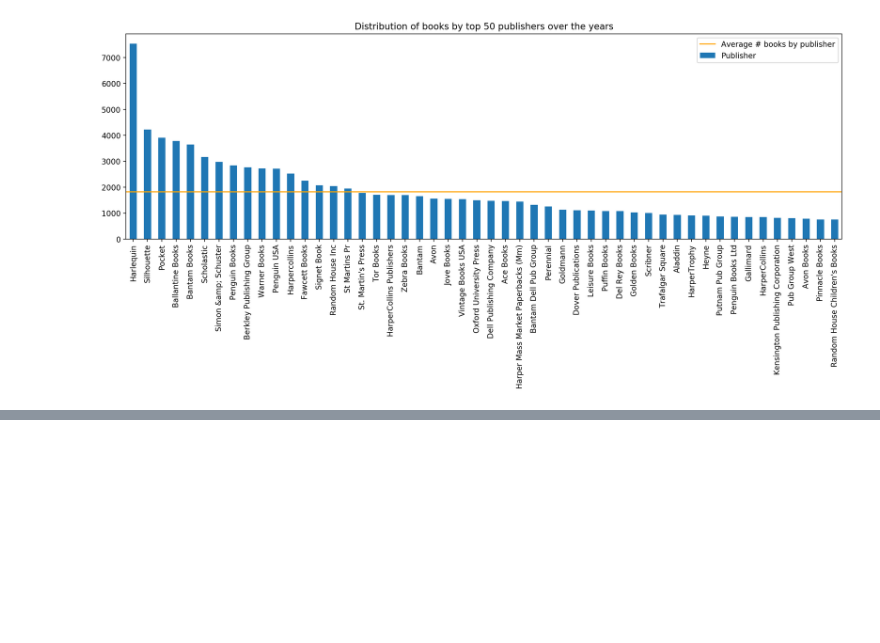
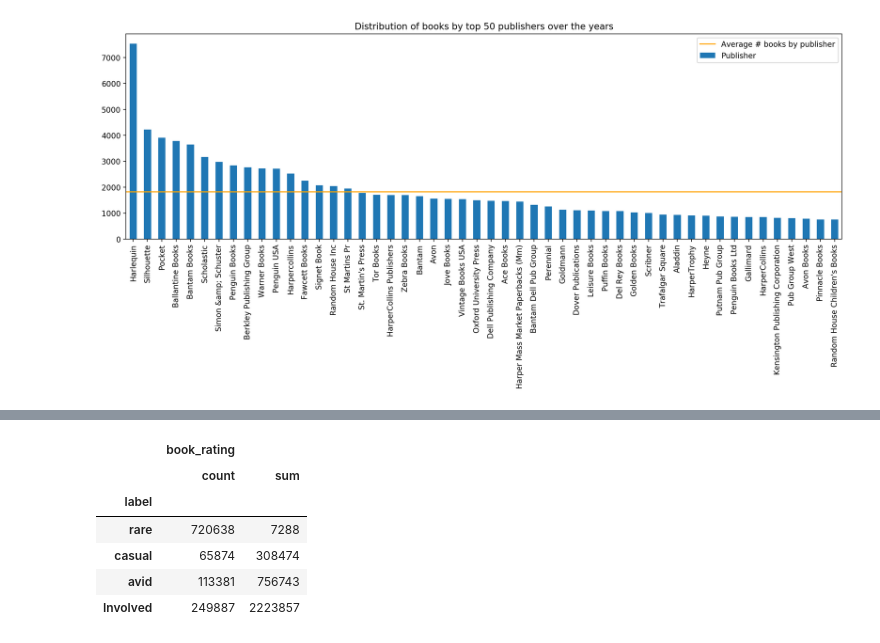
Before and after one commit to tjdharamsi/E4571-Personalisation-Theory-Project, a Jupyter notebook: analysis/exploratory-data-analysis.ipynb, the cells around one changed output, grey strips where cells are left out. Cells and saved outputs as stored; diff of their text form; code cells hidden in the pictures; blank space fills up the shorter version.

```diff
--- a/analysis/exploratory-data-analysis.ipynb
+++ b/analysis/exploratory-data-analysis.ipynb
@@ -68,0 +77,14 @@ books.head(4)
+# %%
+agg = {
+    'book_rating': ['count','sum']
+}
+# %%
+ratings.groupby('label').agg(agg)
+# %% [output]
+|  | book_rating |  |
+|  | count | sum |
+| label |  |  |
+| rare | 720638 | 7288 |
+| casual | 65874 | 308474 |
+| avid | 113381 | 756743 |
+| Involved | 249887 | 2223857 |
```
Also changed, not shown: parts of 4 cells of this notebook, 1 other file.
